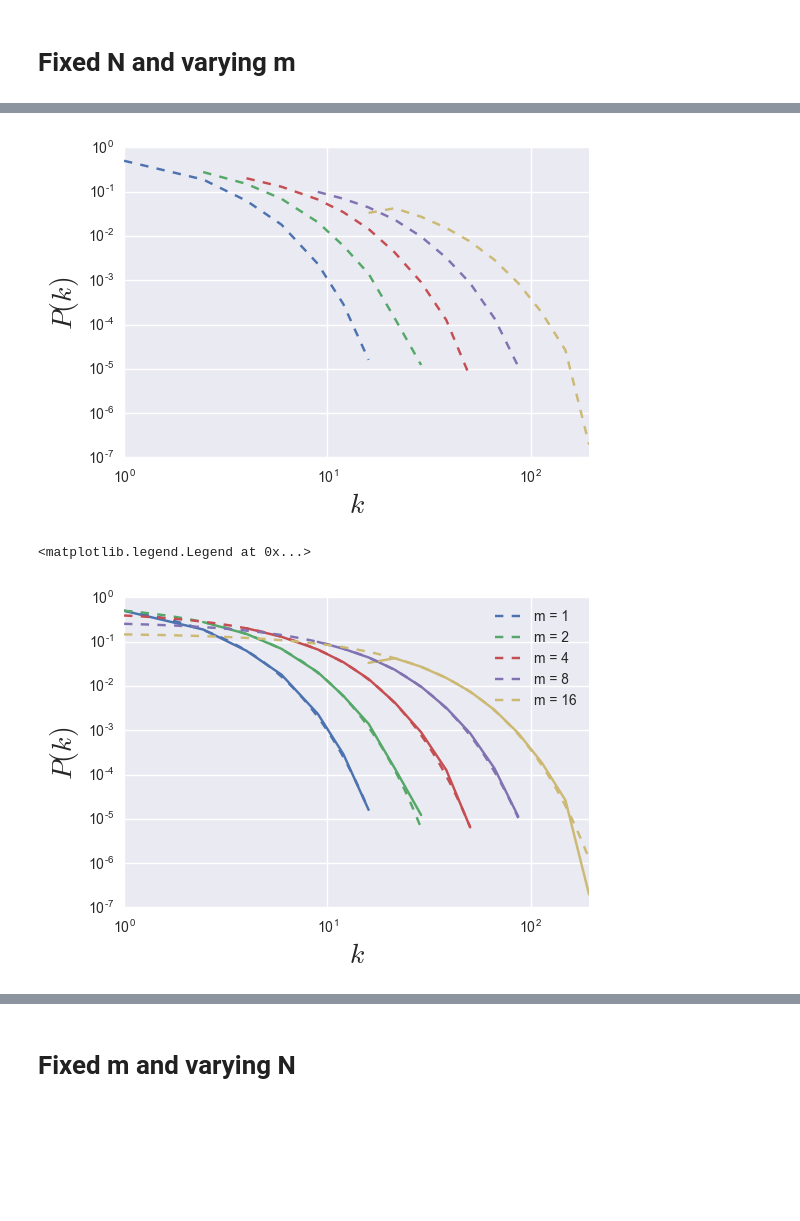
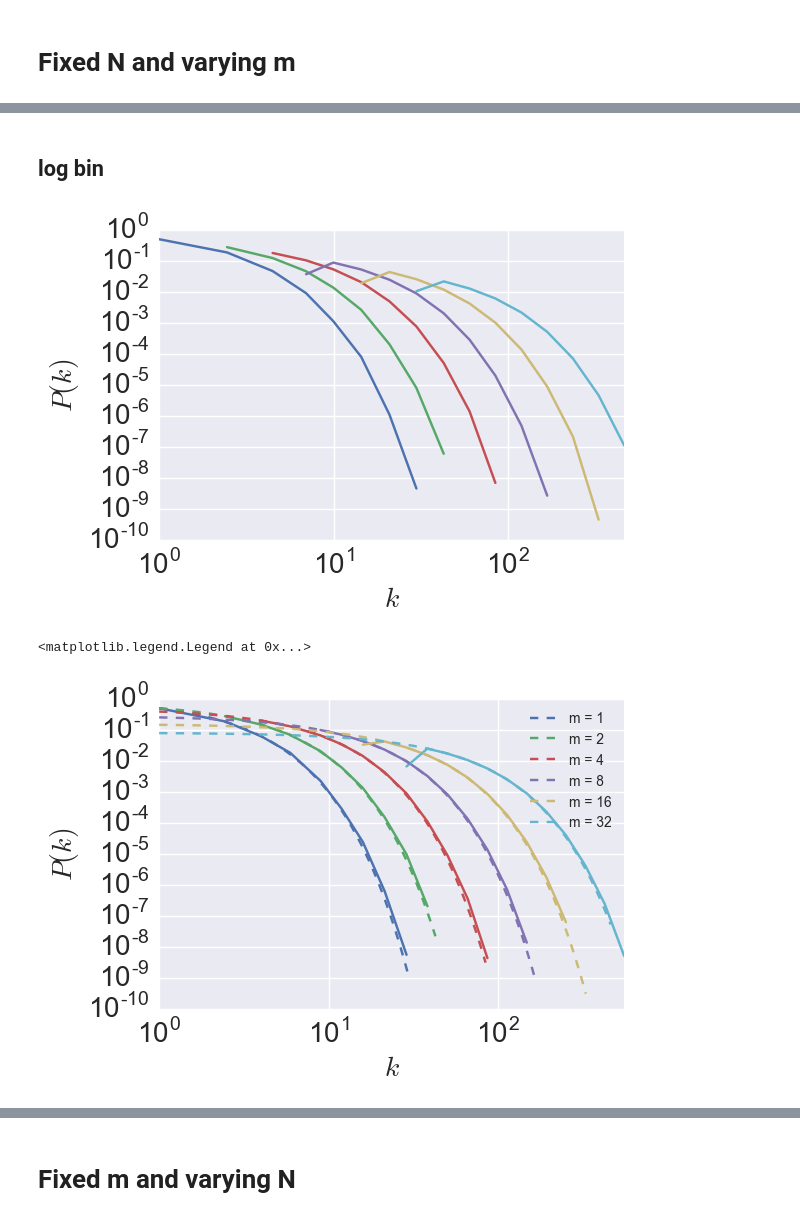
Before and after one commit to lingxz/networks, a Jupyter notebook: random-attachment.ipynb, the cells around one changed output, grey strips where cells are left out. Saved outputs shown, nothing was run; the diff lists cells and outputs as text; code cells hidden in the pictures; blank space fills up the shorter version.

Commit message:
repeat notebook for random attachment

```diff
--- a/random-attachment.ipynb
+++ b/random-attachment.ipynb
@@ -55,0 +28,27 @@ fixed_n_degrees = utils.value_counts_and_plot(fixed_n_df)
+# %%
+from collections import Counter
+
+folder = "data/ra/deg_dist"
+N = 10**6
+M = [1, 2, 4, 8, 16, 32]
+fixed_n_df = pd.DataFrame()
+for m in M:
+    print(m)
+    data = []
+    # number of repeats
+    for i in range(1,21):
+        folder_name = folder + str(i) + "/"
+        filename = "{0}_{1}.txt".format(N, m)
+        filepath = folder_name + filename
+        with open(filepath, 'r') as f:
+            reader = csv.reader(f)
+            data_as_list = list(reader)
+        x = data_as_list[0]
+        x = [int(i) for i in x]
+        data.append(x)
+    counters = [Counter(x) for x in data]
+    sums = dict(sum(counters, Counter()))
+    data_mean = {x: float(sums[x]) / len(data) for x in sums.keys()}
+    additional = pd.DataFrame.from_dict(data_mean, orient="index")
+    additional.columns = [m]
+    fixed_n_df = pd.concat([fixed_n_df, additional], axis=1)
@@ -55,0 +62,6 @@ fixed_n_degrees = utils.value_counts_and_plot(fixed_n_df)
+# %%
+fixed_n_degrees = fixed_n_df
+
+for col in fixed_n_degrees:
+    total = fixed_n_degrees[col].dropna().sum()
+    fixed_n_degrees[col] = fixed_n_degrees[col] / total
@@ -56,17 +82,19 @@ fixed_n_degrees = utils.value_counts_and_plot(fixed_n_df)
+# %% [markdown]
+## log bin
 # %%
-fixed_n_logbin = utils.log_bin_and_plot(fixed_n_df, a=1.3, font_size=font_size)
+fixed_n_logbin = utils.log_bin_freq_and_plot(fixed_n_degrees, a=1.4, font_size=font_size, style='-', loglog=True)
 # %% [output]
-[figure, old version]
+[figure, new version]
 # %%
 # plot numerical results
-utils.log_bin_and_plot(fixed_n_df, a=1.3, font_size=font_size, style='-', loglog=True, label='__nolegend__')
+utils.log_bin_freq_and_plot(fixed_n_degrees, a=1.3, font_size=font_size, style='-', loglog=True, label='__nolegend__')
+result = utils.get_model_df(fixed_n_logbin, fixed_n_logbin.columns, model=utils.deg_dist_ra_theory, index=False)
 
-model_df = utils.get_model_df(fixed_n_logbin, fixed_n_logbin.columns, model=utils.deg_dist_ra_theory, index=False)
 # plot model
 current_palette = sns.color_palette()
-for i, col in enumerate(model_df):
-    model_df[col].dropna().plot(loglog=True, style='--', color=current_palette[i], label='m = '+str(col))
+for i, col in enumerate(result):
+    result[col].dropna().plot(loglog=True, style='--', color=current_palette[i], label='m = '+str(col))
 plt.legend()
 # %% [output]
 <matplotlib.legend.Legend at 0x...>
-[figure, old version]
+[figure, new version]
```
Also changed, not shown: parts of 30 cells of this notebook, 1 other file.
